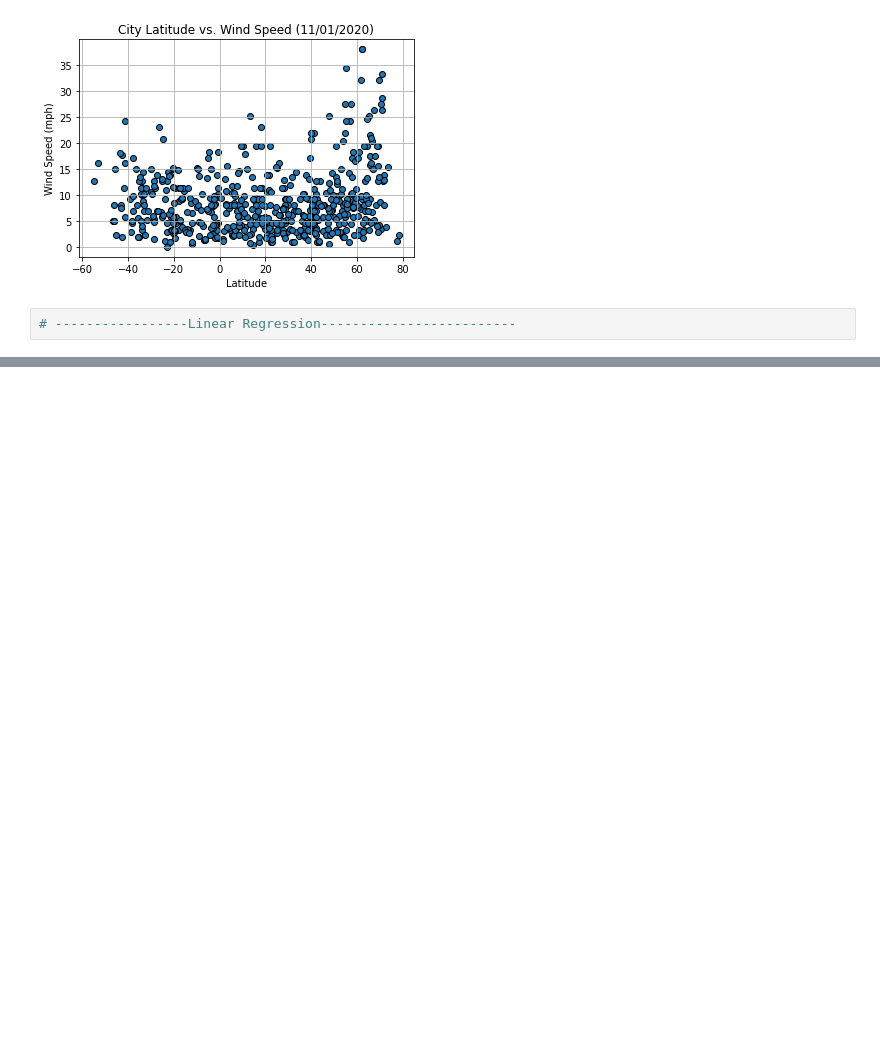
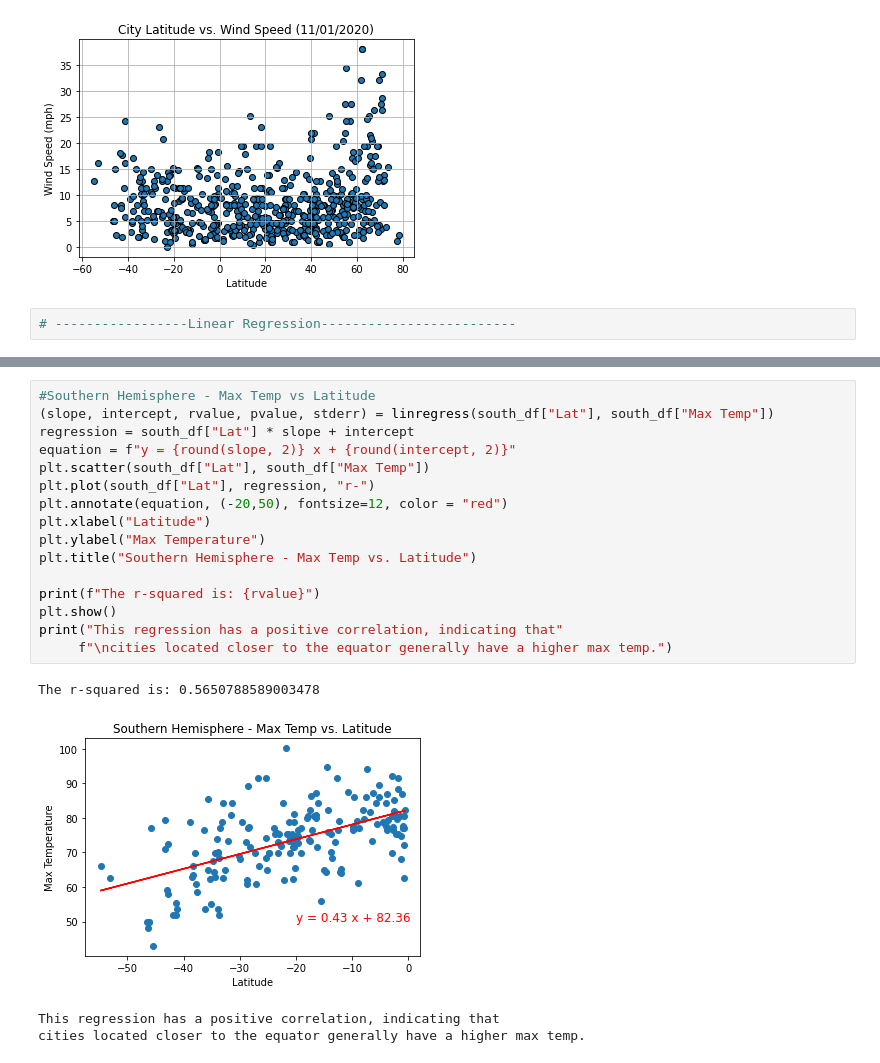
Before and after one commit to TrentELittle/Python-Api-Challenge, a Jupyter notebook: WeatherPy.ipynb, the cells around one changed output, grey strips where cells are left out. Cells and saved outputs as stored; diff of their text form; blank space fills up the shorter version.

```diff
--- a/WeatherPy.ipynb
+++ b/WeatherPy.ipynb
@@ -224,0 +233,21 @@ south_df
+# %%
+#Southern Hemisphere - Max Temp vs Latitude
+(slope, intercept, rvalue, pvalue, stderr) = linregress(south_df["Lat"], south_df["Max Temp"])
+regression = south_df["Lat"] * slope + intercept
+equation = f"y = {round(slope, 2)} x + {round(intercept, 2)}"
+plt.scatter(south_df["Lat"], south_df["Max Temp"])
+plt.plot(south_df["Lat"], regression, "r-")
+plt.annotate(equation, (-20,50), fontsize=12, color = "red")
+plt.xlabel("Latitude")
+plt.ylabel("Max Temperature")
+plt.title("Southern Hemisphere - Max Temp vs. Latitude")
+
+print(f"The r-squared is: {rvalue}")
+plt.show()
+print("This regression has a positive correlation, indicating that"
+     f"\ncities located closer to the equator generally have a higher max temp.")
+# %% [output]
+The r-squared is: 0.5650788589003478
+[figure, added]
+This regression has a positive correlation, indicating that
+cities located closer to the equator generally have a higher max temp.
```
Also changed, not shown: parts of 8 cells of this notebook.
